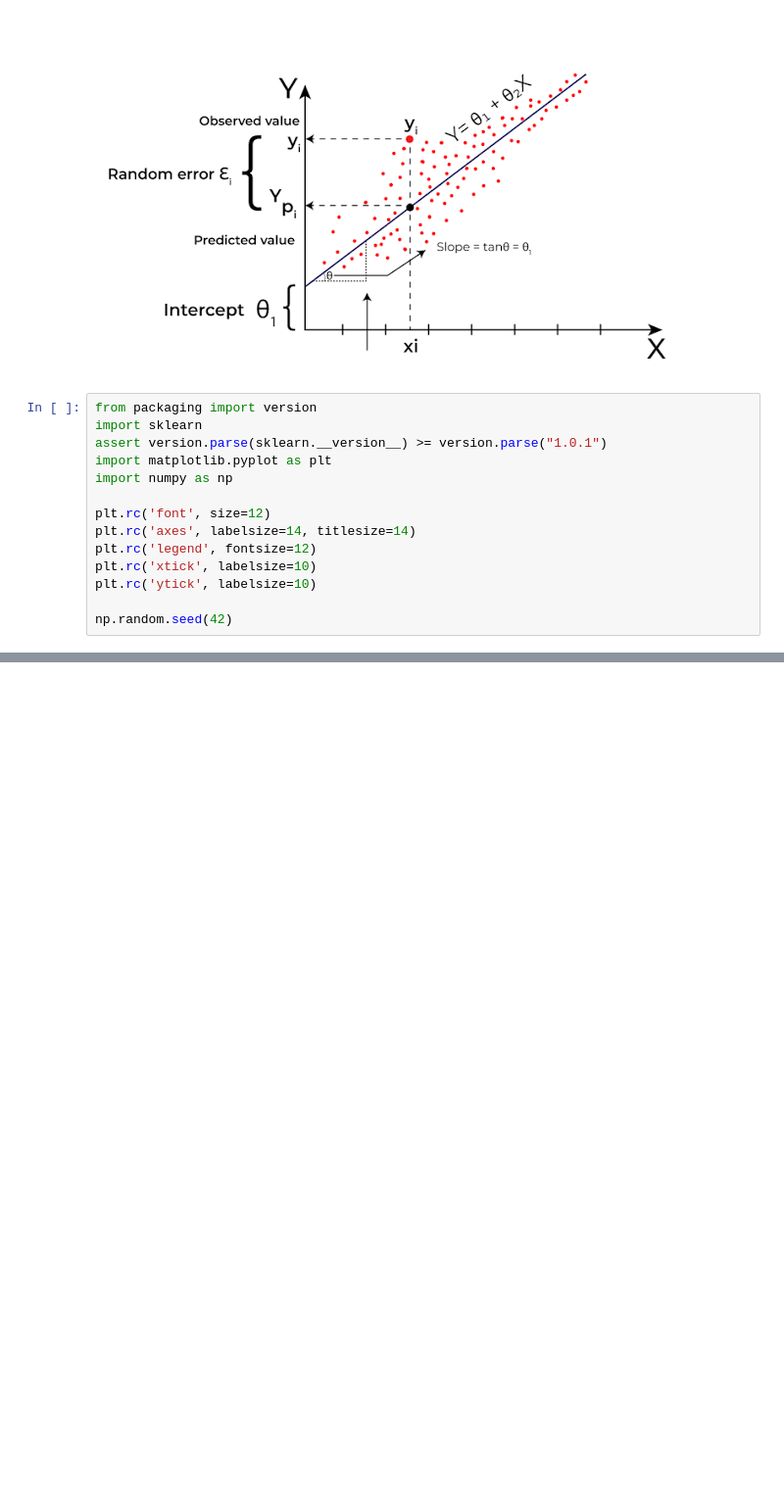
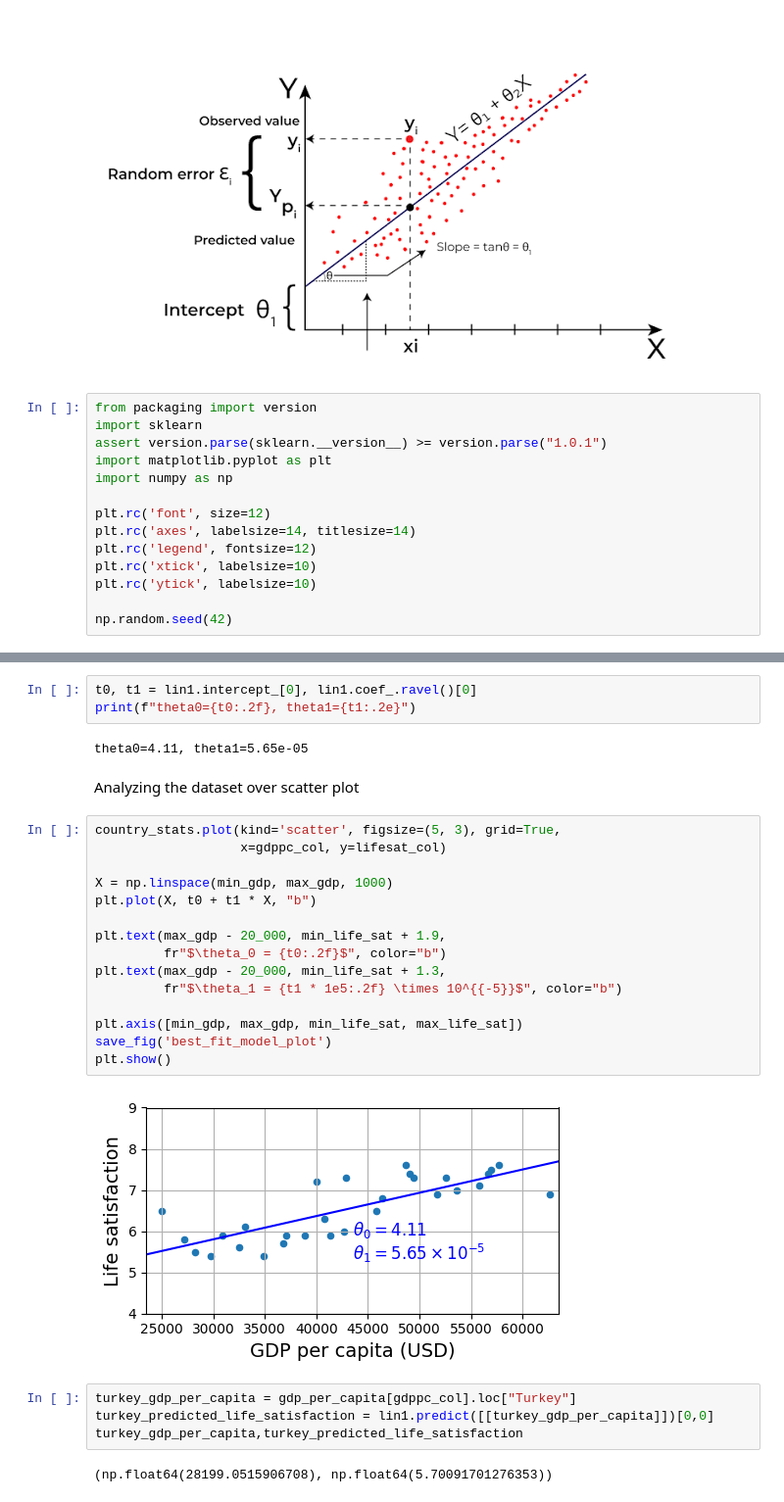
Before and after one commit to shekh-abdullah-ayubi/learn-ML, a Jupyter notebook: ML-fundamentals/01-ML-training.ipynb, the cells around one changed output, grey strips where cells are left out. Shown at 98% size. Cells and saved outputs as stored; diff of their text form; blank space fills up the shorter version.

```diff
--- a/ML-fundamentals/01-ML-training.ipynb
+++ b/ML-fundamentals/01-ML-training.ipynb
@@ -50,0 +311,30 @@ print(model.predict(X_new)) # outputs [[6.30165767]]
+# %%
+t0, t1 = lin1.intercept_[0], lin1.coef_.ravel()[0]
+print(f"theta0={t0:.2f}, theta1={t1:.2e}")
+# %% [output]
+theta0=4.11, theta1=5.65e-05
+# %% [markdown]
+Analyzing the dataset over scatter plot
+# %%
+country_stats.plot(kind='scatter', figsize=(5, 3), grid=True,
+                   x=gdppc_col, y=lifesat_col)
+
+X = np.linspace(min_gdp, max_gdp, 1000)
+plt.plot(X, t0 + t1 * X, "b")
+
+plt.text(max_gdp - 20_000, min_life_sat + 1.9,
+         fr"$\theta_0 = {t0:.2f}$", color="b")
+plt.text(max_gdp - 20_000, min_life_sat + 1.3,
+         fr"$\theta_1 = {t1 * 1e5:.2f} \times 10^{{-5}}$", color="b")
+
+plt.axis([min_gdp, max_gdp, min_life_sat, max_life_sat])
+save_fig('best_fit_model_plot')
+plt.show()
+# %% [output]
+[figure, added]
+# %%
+turkey_gdp_per_capita = gdp_per_capita[gdppc_col].loc["Turkey"]
+turkey_predicted_life_satisfaction = lin1.predict([[turkey_gdp_per_capita]])[0,0]
+turkey_gdp_per_capita,turkey_predicted_life_satisfaction
+# %% [output]
+(np.float64(28199.0515906708), np.float64(5.70091701276353))
```
Also changed, not shown: parts of 24 cells of this notebook, 5 other files.
